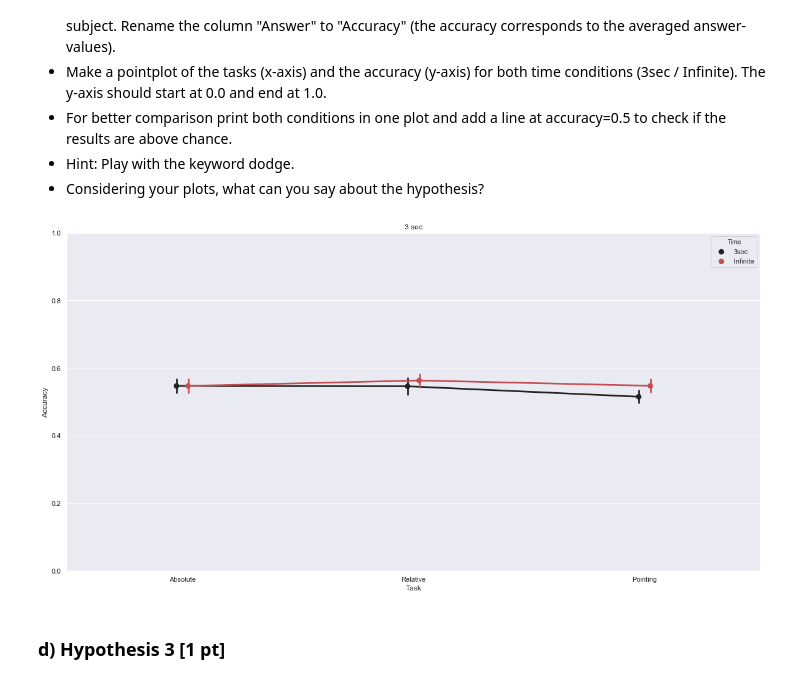
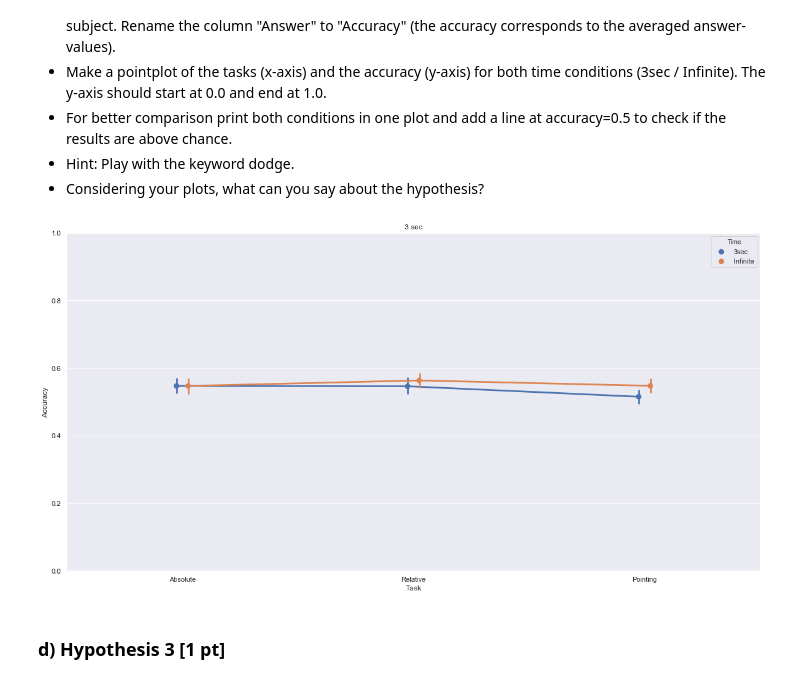
Before and after one commit to NBP-ACC/week-5-acc_2, a Jupyter notebook: sheet03.ipynb, the cells around one changed output. Drawn from its saved outputs; the diff is of its cells as text; code cells hidden in the pictures.

```diff
--- a/sheet03.ipynb
+++ b/sheet03.ipynb
@@ -238,9 +245,9 @@ The linear regression shows that the subjects are more accurracy, if the have a
 - Hint: Play with the keyword dodge.
 - Considering your plots, what can you say about the hypothesis?
 # %%
-from copy import deepcopy
+
 def plot_data_point(data: pd.DataFrame, modifier) -> pd.DataFrame:
-    palette = itertools.cycle(["r","b","g","y"])
+    'Plots the data for both timecondintion for the mean accuracy and the different task for comperasion'
 
     # Get the available tasks and times
     tasks = data['Task'].unique()
@@ -249,43 +256,44 @@ def plot_data_point(data: pd.DataFrame, modifier) -> pd.DataFrame:
 
     # Create the graph
     figs, axes = plt.subplots(figsize=(20,10))
 
     #Changes the column Answer to Accuracy
     data_renamend = data
     data_renamend = data_renamend.rename(index=str, columns={"Answer": "Accuracy"})
-    data_with_mean_acc = deepcopy(data_renamend)
-    data_with_mean_acc.set_index('Subject', inplace=True)
+
+    #make a empty list to save the concat calculated data
     test = []
 
     # Fill the graph
     for time in times:
         for task in tasks:
             # Get the actual data
             selection = get_reaction_time(data_renamend, task, time, modifier)
-            #print(type(selection))
+
+            #insert task and time in the actual data for the plot
             selection.insert(0, "Task", task)
             selection.insert(0, "Time", time)
-            #print(selection)
-            #print(data_with_mean_acc.update(selection))
+
+            #append the actual data in the empty list for saving to plot
             test.append(selection)
             #print(data_with_mean_acc.groupby("Subject").mean())
 
 
 
-            #plots the first pointplot
-    #print(data_with_mean_acc)
+    #concat the list to a dataframe for plottinh
     data_plot = pd.concat(test, axis = 0)
-    #print(data_plot["Accuracy"])
 
+    #plots the data in a pointplot
     axes.set(xlabel = "Task", yLabel = "Accurracy", title = "3 sec")
-    sns.pointplot( x = "Task",  y = "Accuracy" , data = data_plot, color = next(palette), dodge=True, hue = "Time")
+    sns.pointplot( x = "Task",  y = "Accuracy" , data = data_plot, dodge = True, hue = "Time")
 
+    #sets the limit for the y-axis
     axes.set_ylim(0,1)
 
 
 plot_data_point(data, modifier = filter_outlier)
 # %% [output]
-[figure, old version]
+[figure, new version]
 # %% [markdown]
 ### d) Hypothesis 3 [1 pt]
 # %% [markdown]
```
Also changed, not shown: parts of 6 cells of this notebook.
